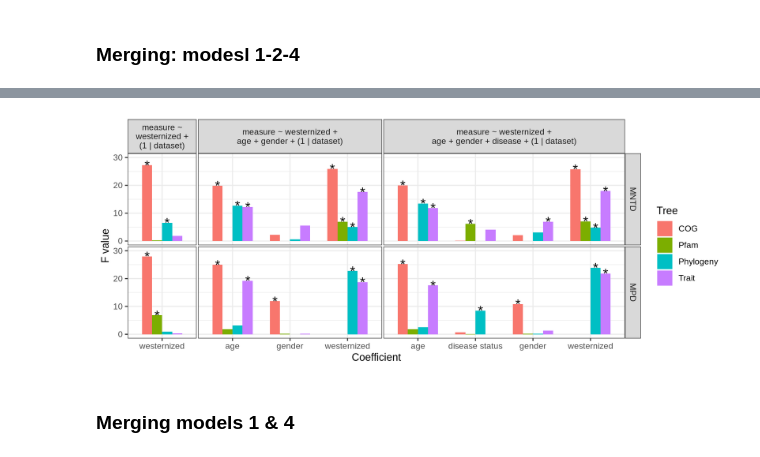
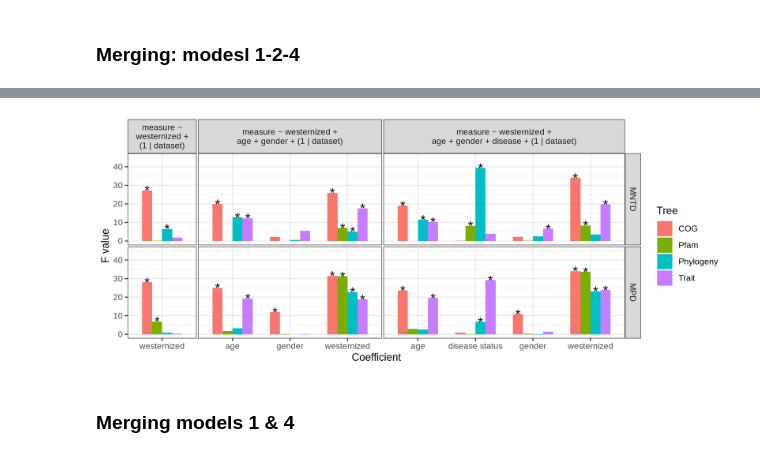
Before and after one commit to leylabmpi/global_metagenome_diversity, a Jupyter notebook: ipynb/02_comm_diversity/08b_phylomeasures.ipynb, the cells around one changed output, grey strips where cells are left out. Drawn from its saved outputs; the diff is of its cells as text; code cells hidden in the pictures.

Commit message:
updated discussion & associated figures

```diff
--- a/ipynb/02_comm_diversity/08b_phylomeasures.ipynb
+++ b/ipynb/02_comm_diversity/08b_phylomeasures.ipynb
@@ -737,14 +781,13 @@ LMER = function(df){
 }
 # %%
 lmer_res_m4 = alpha_res_f %>%
+    filter.(disease != '') %>%
     mutate.(disease_status = ifelse(disease != 'healthy', 'diseased', disease)) %>%
     filter.(!is.na(westernized),
             !is.na(age),
             !is.na(gender),
-            !is.na(disease_status),
             age != '',
-            gender != '',
-            disease_status != '') %>%
+            gender != '') %>%
     mutate.(age = log2(age)) %>%
     group_split.(tree, diversity_measure) %>%
     lapply(LMER) %>%
@@ -796,7 +839,7 @@ p = lmer_res %>%
     geom_text(aes(label=sig), size=5,
                   position=position_dodge(width=0.7)) +
     scale_fill_discrete('Alpha diversity\nmeasure') +
-    scale_y_continuous(limits=c(0,30)) +
+    scale_y_continuous(limits=c(0,40)) +
     labs(x='Coefficient', y='F value') +
     facet_grid(diversity_measure ~ lmer_model, scales='free_x', space='free_x') +
     theme_bw() +
@@ -829,7 +868,7 @@ p = lmer_res %>%
     geom_text(aes(label=sig), size=5,
                   position=position_dodge(width=0.7)) +
     scale_fill_discrete('Alpha diversity\nmeasure') +
-    scale_y_continuous(limits=c(0,30)) +
+    scale_y_continuous(limits=c(0,40)) +
     labs(x='Coefficient', y='F value') +
     facet_grid(diversity_measure ~ lmer_model, scales='free_x', space='free_x') +
     theme_bw() +
@@ -863,7 +898,7 @@ p = lmer_res %>%
     geom_text(aes(label=sig), size=5,
                   position=position_dodge(width=0.7)) +
     scale_fill_discrete('Alpha diversity\nmeasure') +
-    scale_y_continuous(limits=c(0,30)) +
+    scale_y_continuous(limits=c(0,40)) +
     labs(x='Coefficient', y='F value') +
     facet_grid(diversity_measure ~ lmer_model, scales='free_x', space='free_x') +
     theme_bw() +
@@ -923,14 +954,13 @@ p = lmer_res %>%
     geom_text(aes(label=sig), size=5,
                   position=position_dodge(width=0.7)) +
     scale_fill_discrete('Tree') +
-    scale_y_continuous(limits=c(0,30)) +
+    scale_y_continuous(limits=c(0,45)) +
     labs(x='Coefficient', y='F value') +
     facet_grid(diversity_measure ~ lmer_model, scales='free_x', space='free_x') +
     theme_bw() +
     theme(
         panel.spacing = unit(0.1, "lines")
     )
-
 p.dims(9.2,3.7)
-plot(p)
+Plot(p)
 # %% [output]
@@ -941,4 +968,4 @@ Warning message:
-[figure, old version]
+[figure, new version]
 # %% [markdown]
 ### Merging models 1 & 4
 # %%
```
Also changed, not shown: parts of 19 cells of this notebook, 6 other files.
